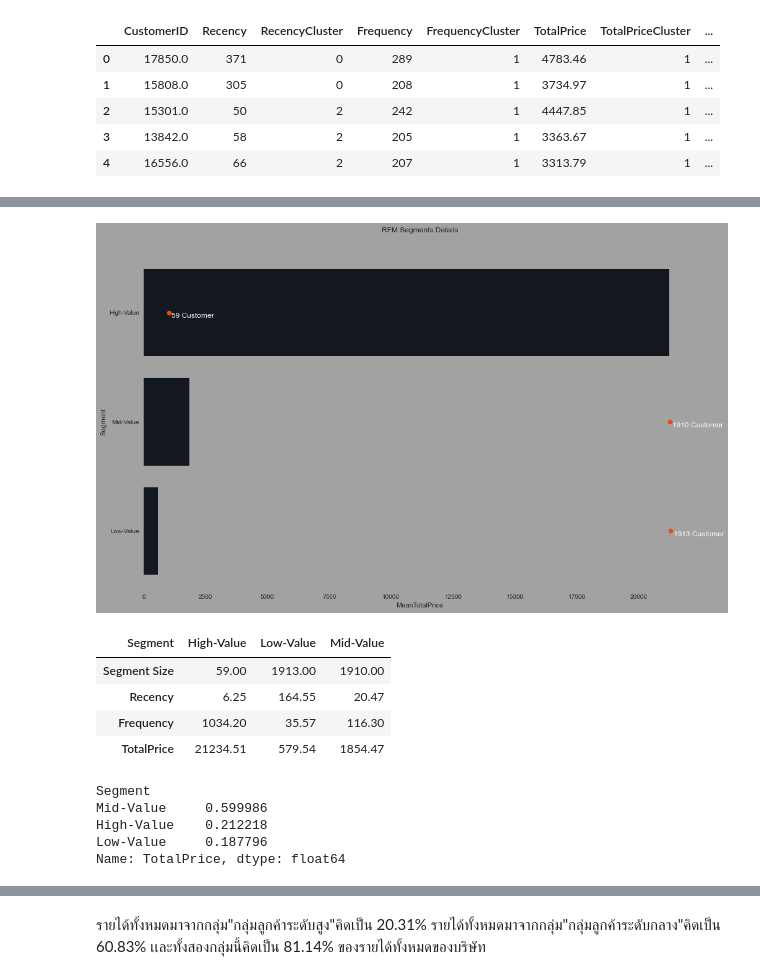
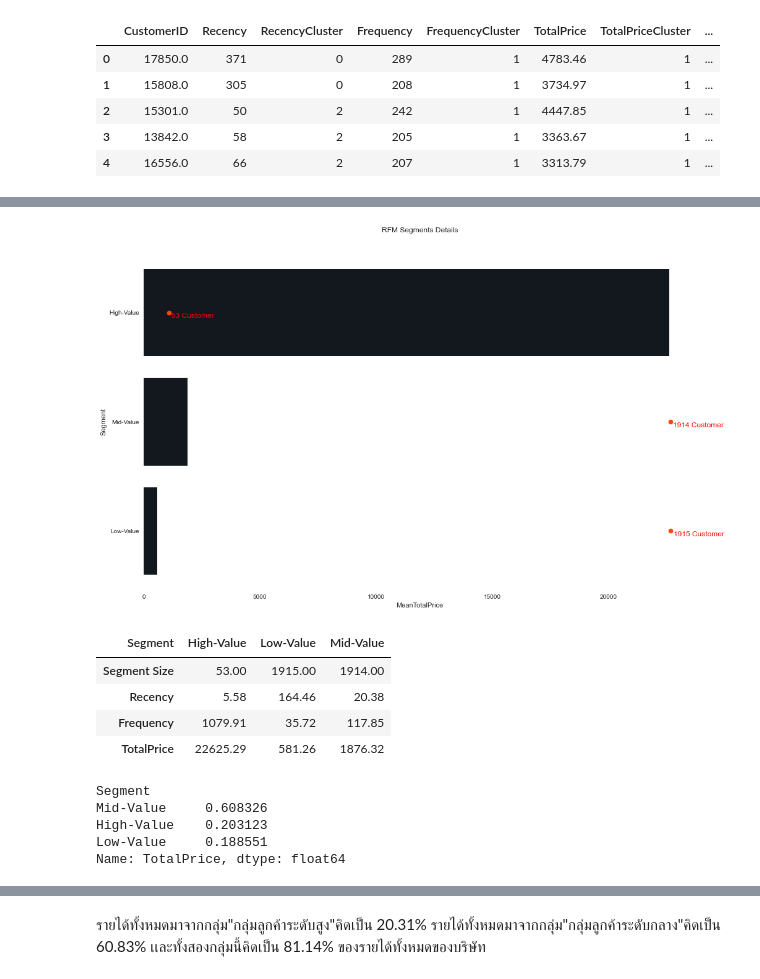
Before and after one commit to siripat31140/Portfolio, a Jupyter notebook: E-Commerce/Customer_Segment.ipynb, the cells around one changed output, grey strips where cells are left out. Cells and saved outputs as stored; diff of their text form; code cells hidden in the pictures.

```diff
--- a/E-Commerce/Customer_Segment.ipynb
+++ b/E-Commerce/Customer_Segment.ipynb
@@ -22,7 +22,7 @@ pd.options.mode.chained_assignment = None
 import plotly.express as px
 from pycaret.clustering import *
 
-plt.rcParams["axes.facecolor"] = "#A2A2A2"
+plt.rcParams["axes.facecolor"] = "#FFFFFF"
 plt.rcParams["axes.grid"] = 1
 # %% [markdown]
 # 1) General Infos & Playing with Features
@@ -465,3 +465,5 @@ df['InvoiceDate'] = pd.to_datetime(df['InvoiceDate'])
 # %%
 df.drop("Cancelled", axis = 1, inplace = True)
 df.to_csv("online_retail_final.csv", index = False)
+# %%
+df =  df.query("Country == 'United Kingdom' ").reset_index(drop = True)
@@ -593,7 +599,7 @@ CohortIndex
 Name: CustomerID, dtype: int64
 # %%
-plt.rcParams["axes.facecolor"] = "#A2A2A2"
-fig, ax = plt.subplots(figsize = (14, 8), facecolor = "#A2A2A2")
+plt.rcParams["axes.facecolor"] = "#FFFFFF"
+fig, ax = plt.subplots(figsize = (14, 8), facecolor = "#FFFFFF")
 ax.grid(False)
 x = customer_in_month.index
 y = 100*(customer_in_month / customers)
@@ -635,6 +641,6 @@ See Full Dataframe in Mito
 # %%
-fig, ax = plt.subplots(figsize = (16, 8), facecolor = "#A2A2A2")
-ax.set_facecolor("#A2A2A2")
+fig, ax = plt.subplots(figsize = (16, 8), facecolor = "#FFFFFF")
+ax.set_facecolor("#FFFFFF")
 
 sns.barplot(x = np.arange(len(monthly_customer_price_df.index)), y = monthly_customer_price_df.TotalPrice, ax = ax,
             color = "#101820")
@@ -1079,25 +1073,25 @@ fig = px.scatter(df_graph,x='Recency',y='Frequency', color="Segment",
                  size='TotalPrice', hover_data=['TotalPrice'])
 fig.show()
 # %%
-plt.rcParams["axes.facecolor"] = "#A2A2A2"
-fig, ax = plt.subplots(figsize = (16, 10), facecolor = "#A2A2A2")
+plt.rcParams["axes.facecolor"] = "#FFFFFF"
+fig, ax = plt.subplots(figsize = (16, 10), facecolor = "#FFFFFF")
 
 sns.barplot(x = rfm_monetary_size.MeanTotalPrice, y = rfm_monetary_size.index, ax = ax, color = "#101820")
 ax2 = ax.twiny()
 sns.lineplot(x = rfm_monetary_size.CustomerCount, y = rfm_monetary_size.index, ax = ax2, marker = "o", linewidth = 0,
              color = "#F1480F", markeredgecolor = "#F1480F")
 
 
 ax2.axis("off")
 
 for y, x in list(enumerate(rfm_monetary_size.CustomerCount)):
-    ax2.text(x + 10, y + 0.05, str(x) + " Customer", color = "white", fontweight = "normal")
+    ax2.text(x + 10, y + 0.05, str(x) + " Customer", color = "red", fontweight = "normal")
 
 plt.title("RFM Segments Details")
 sns.despine(left = True, right = True, bottom = True, top = True)
 plt.show()
 # %% [output]
-[figure, old version]
+[figure, new version]
 # %%
 rfm = df_user.groupby("Segment").agg({"CustomerID": "nunique",
                                         "Recency": "mean",
@@ -1113,10 +1107,10 @@ rfm.T.style.background_gradient(cmap = cm, axis = 1)\
 .highlight_max(axis = 1, color = "#D60000")
 # %% [output]
 | Segment | High-Value | Low-Value | Mid-Value |
-| Segment Size | 59.00 | 1913.00 | 1910.00 |
-| Recency | 6.25 | 164.55 | 20.47 |
-| Frequency | 1034.20 | 35.57 | 116.30 |
-| TotalPrice | 21234.51 | 579.54 | 1854.47 |
+| Segment Size | 53.00 | 1915.00 | 1914.00 |
+| Recency | 5.58 | 164.46 | 20.38 |
+| Frequency | 1079.91 | 35.72 | 117.85 |
+| TotalPrice | 22625.29 | 581.26 | 1876.32 |
 # %%
 monetary_per_segment = (df_user.groupby("Segment")["TotalPrice"].sum() /\
                         df_user.groupby("Segment")["TotalPrice"].sum().sum()).sort_values(ascending = False)
@@ -1124,8 +1118,8 @@ monetary_per_segment = (df_user.groupby("Segment")["TotalPrice"].sum() /\
 monetary_per_segment
 # %% [output]
 Segment
-Mid-Value     0.599986
-High-Value    0.212218
-Low-Value     0.187796
+Mid-Value     0.608326
+High-Value    0.203123
+Low-Value     0.188551
 Name: TotalPrice, dtype: float64
 # %%
```
Also changed, not shown: parts of 29 cells of this notebook, 7 other files.
